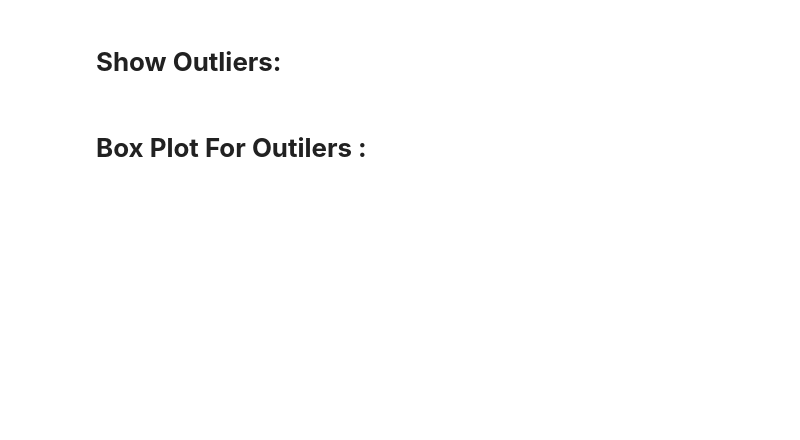
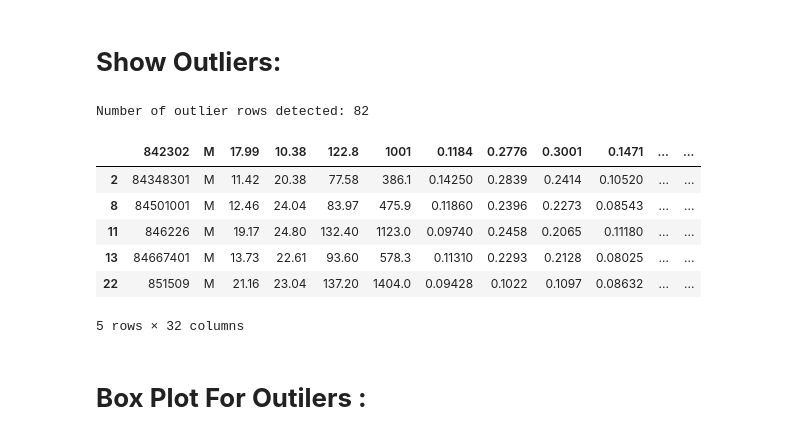
Before and after one commit to halaaab/IT_326-Project-Group-1, a Jupyter notebook: Phase2.ipynb, the cells around one changed output. Drawn from its saved outputs; the diff is of its cells as text; code cells hidden in the pictures; blank space fills up the shorter version.

```diff
--- a/Phase2.ipynb
+++ b/Phase2.ipynb
@@ -283,4 +302,24 @@ print(data[rows_with_missing > 0].head())
 # %% [markdown]
 # **Show Outliers:**
+# %%
+from scipy.stats import zscore
+import numpy as np
+
+numeric_cols = data.select_dtypes(include=[np.number]).columns
+z_scores = data[numeric_cols].apply(zscore)
+threshold = 3
+outliers = data[(np.abs(z_scores) > threshold).any(axis=1)]
+
+print("Number of outlier rows detected:", outliers.shape[0])
+outliers.head()
+# %% [output]
+Number of outlier rows detected: 82
+|  | 842302 | M | 17.99 | 10.38 | 122.8 | 1001 | 0.1184 | 0.2776 | 0.3001 | 0.1471 | ... | ... |
+| 2 | 84348301 | M | 11.42 | 20.38 | 77.58 | 386.1 | 0.14250 | 0.2839 | 0.2414 | 0.10520 | ... | ... |
+| 8 | 84501001 | M | 12.46 | 24.04 | 83.97 | 475.9 | 0.11860 | 0.2396 | 0.2273 | 0.08543 | ... | ... |
+| 11 | 846226 | M | 19.17 | 24.80 | 132.40 | 1123.0 | 0.09740 | 0.2458 | 0.2065 | 0.11180 | ... | ... |
+| 13 | 84667401 | M | 13.73 | 22.61 | 93.60 | 578.3 | 0.11310 | 0.2293 | 0.2128 | 0.08025 | ... | ... |
+| 22 | 851509 | M | 21.16 | 23.04 | 137.20 | 1404.0 | 0.09428 | 0.1022 | 0.1097 | 0.08632 | ... | ... |
+5 rows × 32 columns
 # %% [markdown]
 # **Box Plot For Outilers :**
```
Also changed, not shown: parts of 11 cells of this notebook.
